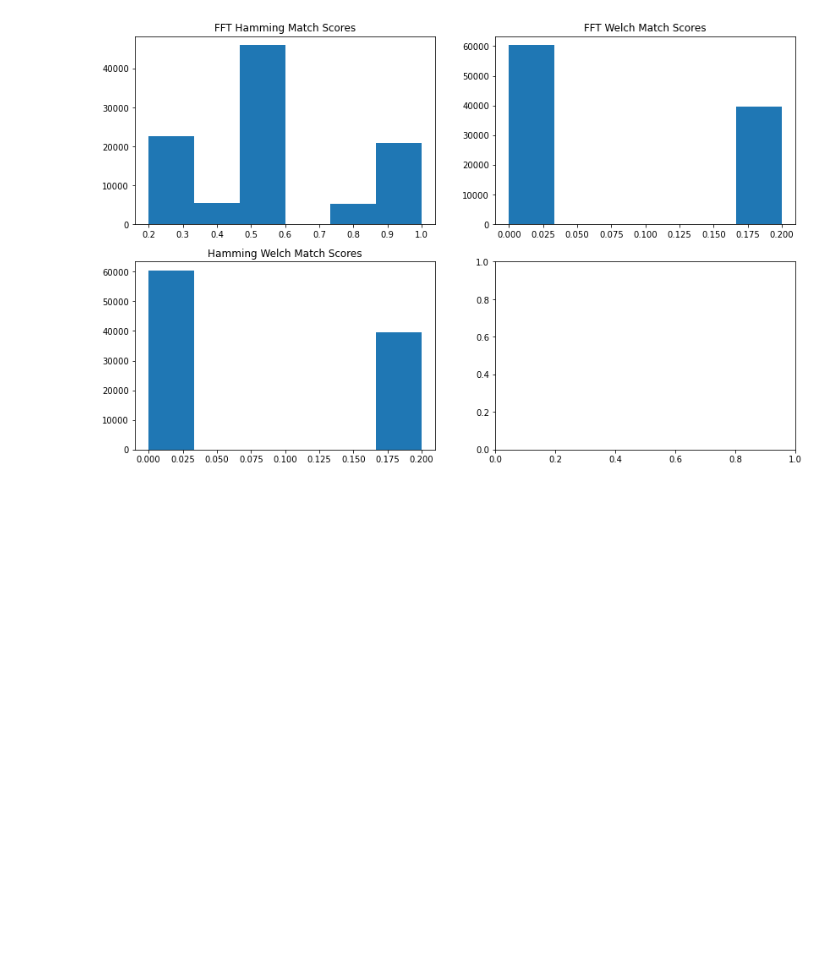
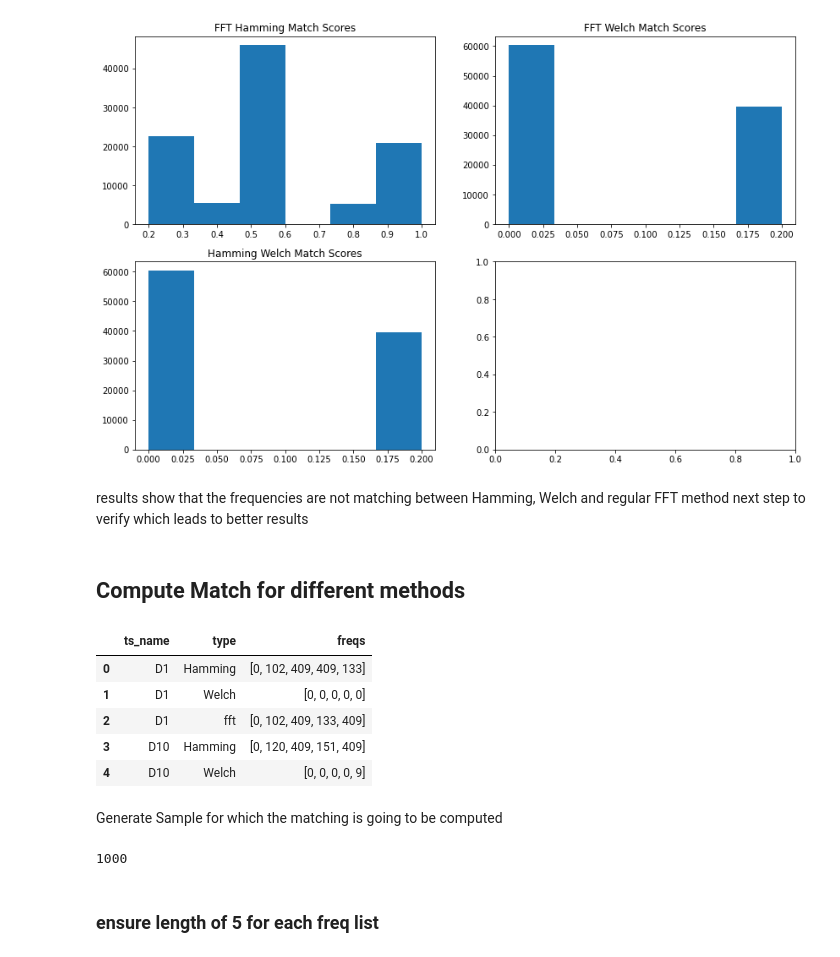
Before and after one commit to philippbeer/ts_search_engine, a Jupyter notebook: notebooks/window_analysis.ipynb, the cells around one changed output. Drawn from its saved outputs; the diff is of its cells as text; code cells hidden in the pictures; blank space fills up the shorter version.

```diff
--- a/notebooks/window_analysis.ipynb
+++ b/notebooks/window_analysis.ipynb
@@ -157,3 +122,19 @@ axs.flatten()[2].hist(df_match[df_match['type']=='hamming_welch']['match_ratio']
 axs.flatten()[2].title.set_text("Hamming Welch Match Scores")
 # %% [output]
 [figure]
+# %% [markdown]
+results show that the frequencies are not matching between Hamming, Welch and regular FFT method
+next step to verify which leads to better results
+# %% [markdown]
+## Compute Match for different methods
+# %%
+df_reduced[df]
+# %% [output]
+|  | ts_name | type | freqs |
+| 0 | D1 | Hamming | [0, 102, 409, 409, 133] |
+| 1 | D1 | Welch | [0, 0, 0, 0, 0] |
+| 2 | D1 | fft | [0, 102, 409, 133, 409] |
+| 3 | D10 | Hamming | [0, 120, 409, 151, 409] |
+| 4 | D10 | Welch | [0, 0, 0, 0, 9] |
+# %% [markdown]
+Generate Sample for which the matching is going to be computed
@@ -159,0 +143,4 @@ axs.flatten()[2].title.set_text("Hamming Welch Match Scores")
+# %%
+len(sample_ts)
+# %% [output]
+1000
@@ -159,0 +175,2 @@ axs.flatten()[2].title.set_text("Hamming Welch Match Scores")
+# %% [markdown]
+### ensure length of 5 for each freq list
```
Also changed, not shown: parts of 39 cells of this notebook, 2 other files.
